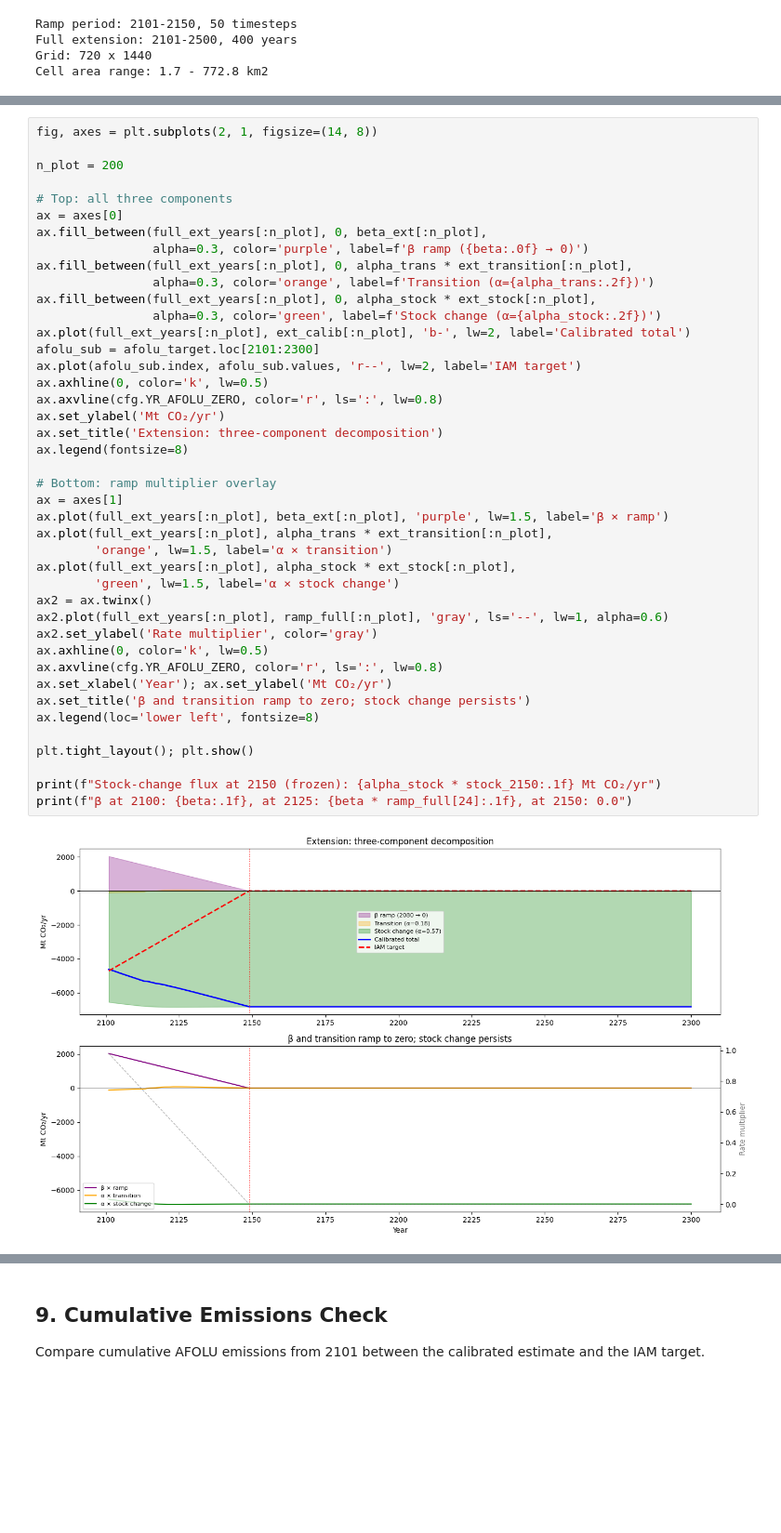
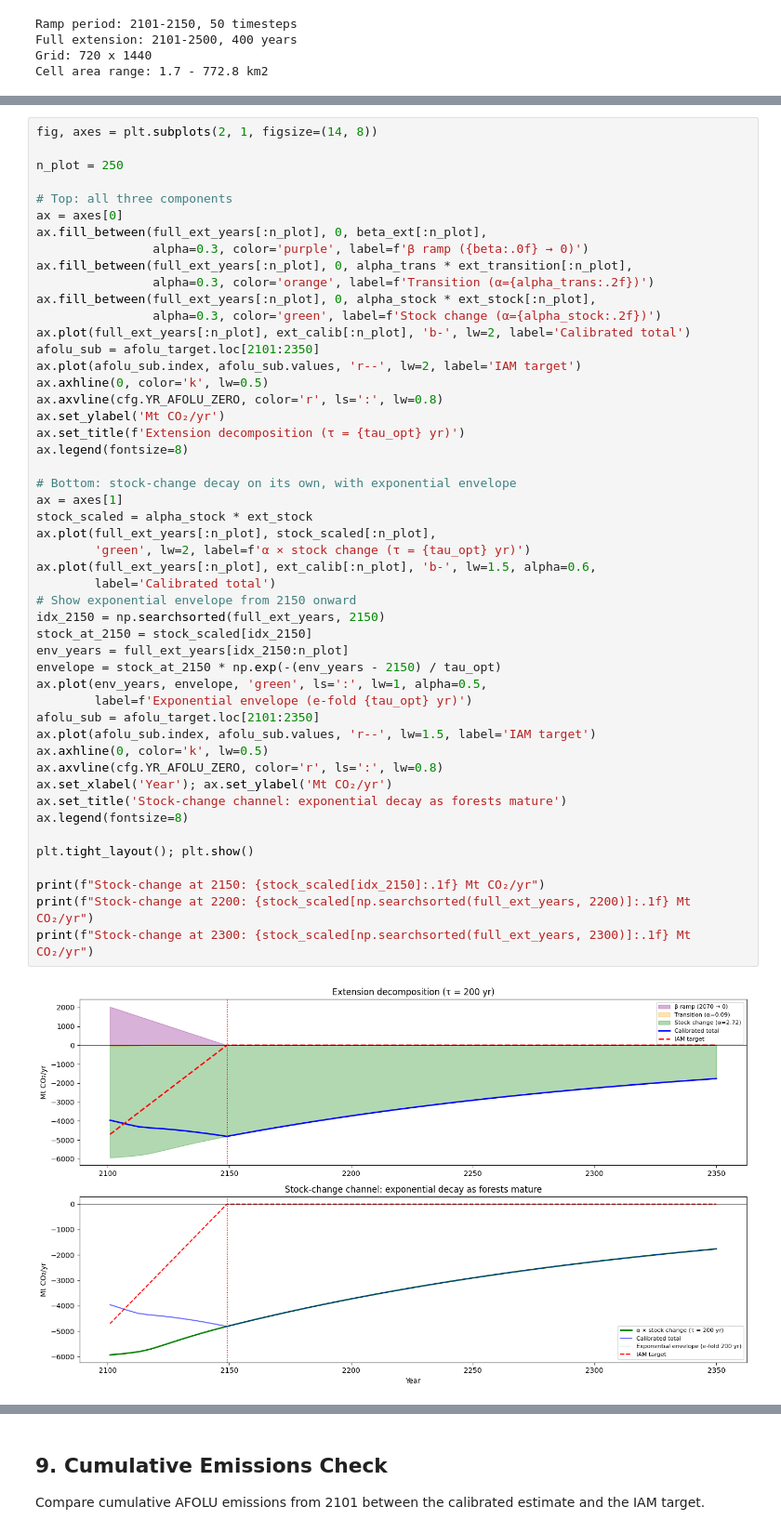
Before and after one commit to benmsanderson/extend-luh, a Jupyter notebook: notebooks/03_afolu_flux_check.ipynb, the cells around one changed output, grey strips where cells are left out. Shown at 93% size. Cells and saved outputs as stored; diff of their text form; blank space fills up the shorter version.

```diff
--- a/notebooks/03_afolu_flux_check.ipynb
+++ b/notebooks/03_afolu_flux_check.ipynb
@@ -502,44 +604,51 @@ Show how the transition channel declines with the ramp while the stock-change ch
 # %%
 fig, axes = plt.subplots(2, 1, figsize=(14, 8))
 
-n_plot = 200
+n_plot = 250
 
 # Top: all three components
 ax = axes[0]
 ax.fill_between(full_ext_years[:n_plot], 0, beta_ext[:n_plot],
                 alpha=0.3, color='purple', label=f'β ramp ({beta:.0f} → 0)')
 ax.fill_between(full_ext_years[:n_plot], 0, alpha_trans * ext_transition[:n_plot],
                 alpha=0.3, color='orange', label=f'Transition (α={alpha_trans:.2f})')
 ax.fill_between(full_ext_years[:n_plot], 0, alpha_stock * ext_stock[:n_plot],
                 alpha=0.3, color='green', label=f'Stock change (α={alpha_stock:.2f})')
 ax.plot(full_ext_years[:n_plot], ext_calib[:n_plot], 'b-', lw=2, label='Calibrated total')
-afolu_sub = afolu_target.loc[2101:2300]
+afolu_sub = afolu_target.loc[2101:2350]
 ax.plot(afolu_sub.index, afolu_sub.values, 'r--', lw=2, label='IAM target')
 ax.axhline(0, color='k', lw=0.5)
 ax.axvline(cfg.YR_AFOLU_ZERO, color='r', ls=':', lw=0.8)
 ax.set_ylabel('Mt CO₂/yr')
-ax.set_title('Extension: three-component decomposition')
+ax.set_title(f'Extension decomposition (τ = {tau_opt} yr)')
 ax.legend(fontsize=8)
 
-# Bottom: ramp multiplier overlay
+# Bottom: stock-change decay on its own, with exponential envelope
 ax = axes[1]
-ax.plot(full_ext_years[:n_plot], beta_ext[:n_plot], 'purple', lw=1.5, label='β × ramp')
-ax.plot(full_ext_years[:n_plot], alpha_trans * ext_transition[:n_plot],
-        'orange', lw=1.5, label='α × transition')
-ax.plot(full_ext_years[:n_plot], alpha_stock * ext_stock[:n_plot],
-        'green', lw=1.5, label='α × stock change')
-ax2 = ax.twinx()
-ax2.plot(full_ext_years[:n_plot], ramp_full[:n_plot], 'gray', ls='--', lw=1, alpha=0.6)
-ax2.set_ylabel('Rate multiplier', color='gray')
+stock_scaled = alpha_stock * ext_stock
+ax.plot(full_ext_years[:n_plot], stock_scaled[:n_plot],
+        'green', lw=2, label=f'α × stock change (τ = {tau_opt} yr)')
+ax.plot(full_ext_years[:n_plot], ext_calib[:n_plot], 'b-', lw=1.5, alpha=0.6,
+        label='Calibrated total')
+# Show exponential envelope from 2150 onward
+idx_2150 = np.searchsorted(full_ext_years, 2150)
+stock_at_2150 = stock_scaled[idx_2150]
+env_years = full_ext_years[idx_2150:n_plot]
+envelope = stock_at_2150 * np.exp(-(env_years - 2150) / tau_opt)
+ax.plot(env_years, envelope, 'green', ls=':', lw=1, alpha=0.5,
+        label=f'Exponential envelope (e-fold {tau_opt} yr)')
+afolu_sub = afolu_target.loc[2101:2350]
+ax.plot(afolu_sub.index, afolu_sub.values, 'r--', lw=1.5, label='IAM target')
 ax.axhline(0, color='k', lw=0.5)
 ax.axvline(cfg.YR_AFOLU_ZERO, color='r', ls=':', lw=0.8)
 ax.set_xlabel('Year'); ax.set_ylabel('Mt CO₂/yr')
-ax.set_title('β and transition ramp to zero; stock change persists')
-ax.legend(loc='lower left', fontsize=8)
+ax.set_title('Stock-change channel: exponential decay as forests mature')
+ax.legend(fontsize=8)
 
 plt.tight_layout(); plt.show()
 
-print(f"Stock-change flux at 2150 (frozen): {alpha_stock * stock_2150:.1f} Mt CO₂/yr")
-print(f"β at 2100: {beta:.1f}, at 2125: {beta * ramp_full[24]:.1f}, at 2150: 0.0")
+print(f"Stock-change at 2150: {stock_scaled[idx_2150]:.1f} Mt CO₂/yr")
+print(f"Stock-change at 2200: {stock_scaled[np.searchsorted(full_ext_years, 2200)]:.1f} Mt CO₂/yr")
+print(f"Stock-change at 2300: {stock_scaled[np.searchsorted(full_ext_years, 2300)]:.1f} Mt CO₂/yr")
 # %% [output]
-[figure, old version]
+[figure, new version]
```
Also changed, not shown: parts of 17 cells of this notebook.
